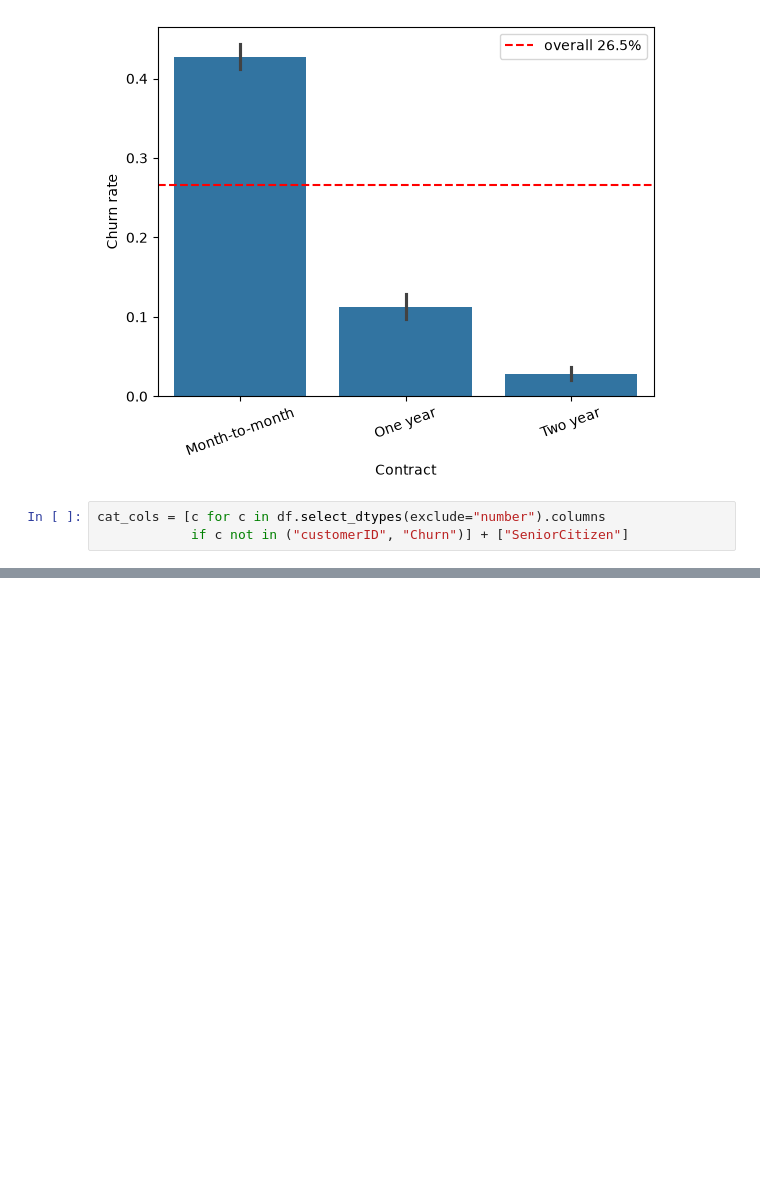
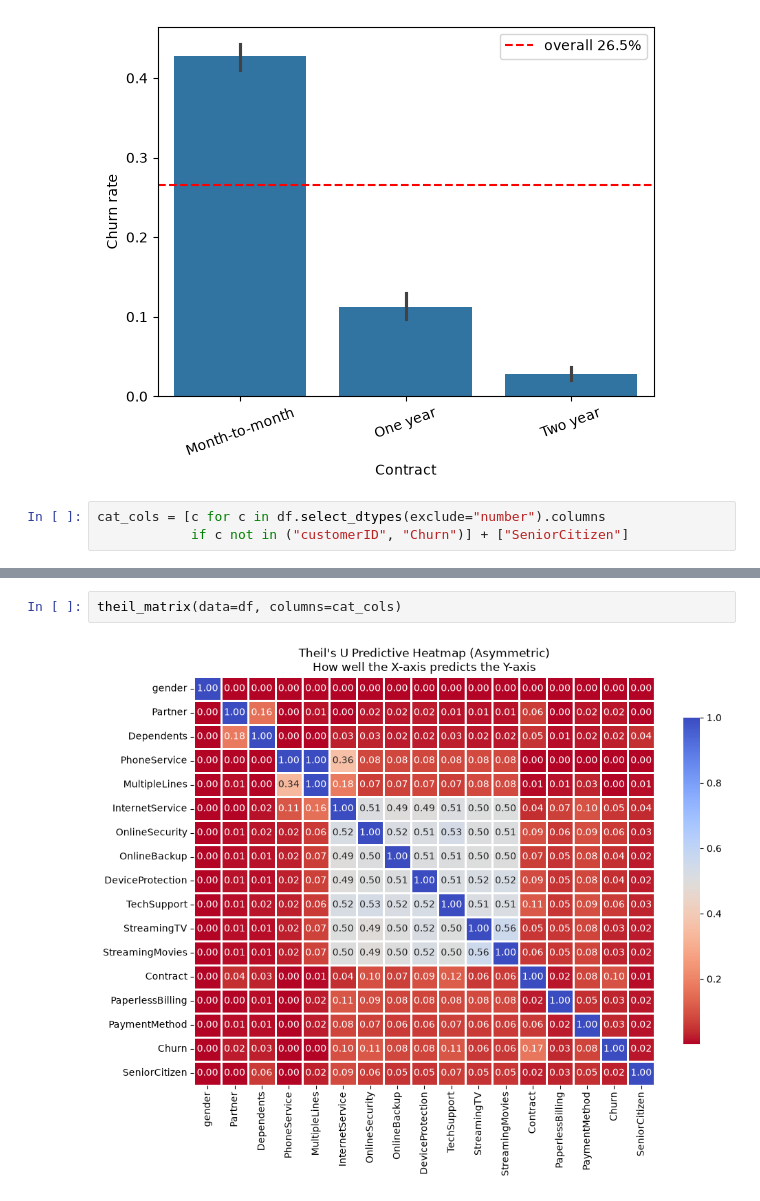
Before and after one commit to jeswingeorge/Telco-Customer-Churn-Kaggle, a Jupyter notebook: notebooks/2_bi_multivariate_analysis.ipynb, the cells around one changed output, grey strips where cells are left out. Cells and saved outputs as stored; diff of their text form; blank space fills up the shorter version.

```diff
--- a/notebooks/2_bi_multivariate_analysis.ipynb
+++ b/notebooks/2_bi_multivariate_analysis.ipynb
@@ -186,0 +302,4 @@ for col in cat_cols:
+# %%
+theil_matrix(data=df, columns=cat_cols)
+# %% [output]
+[figure, added]
```
Also changed, not shown: parts of 30 cells of this notebook, 5 other files.
